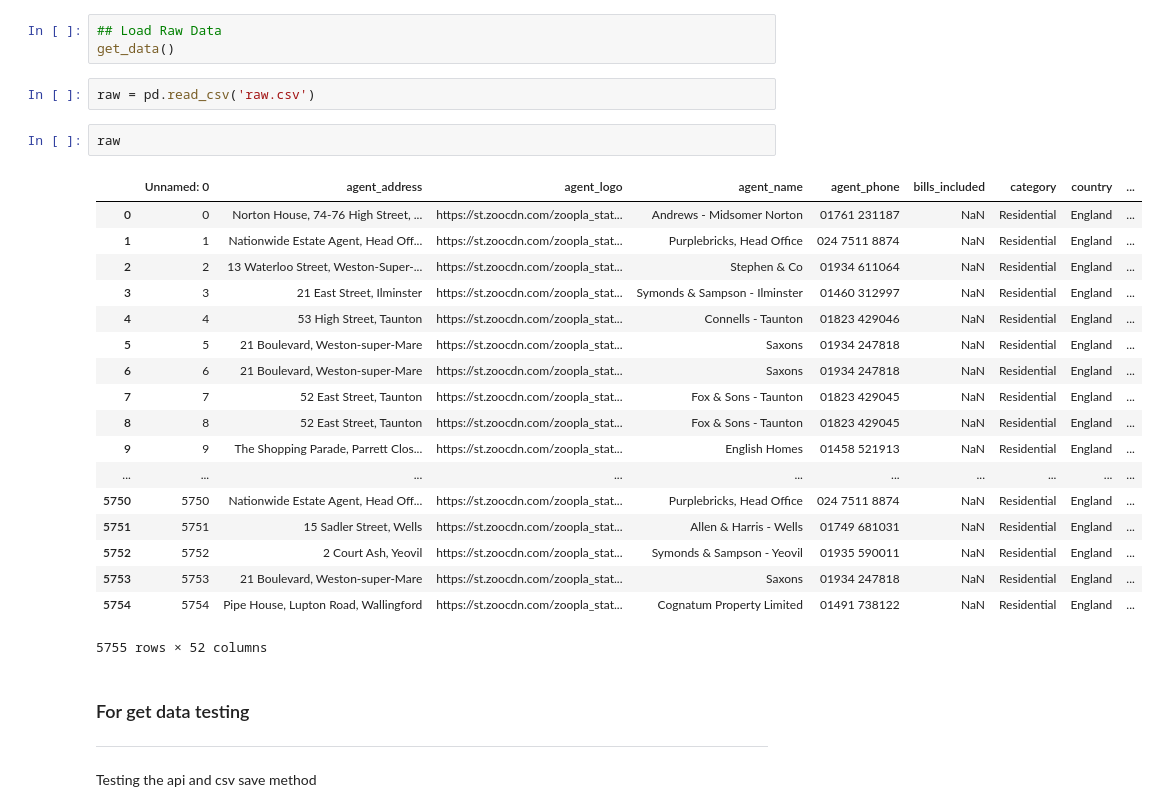
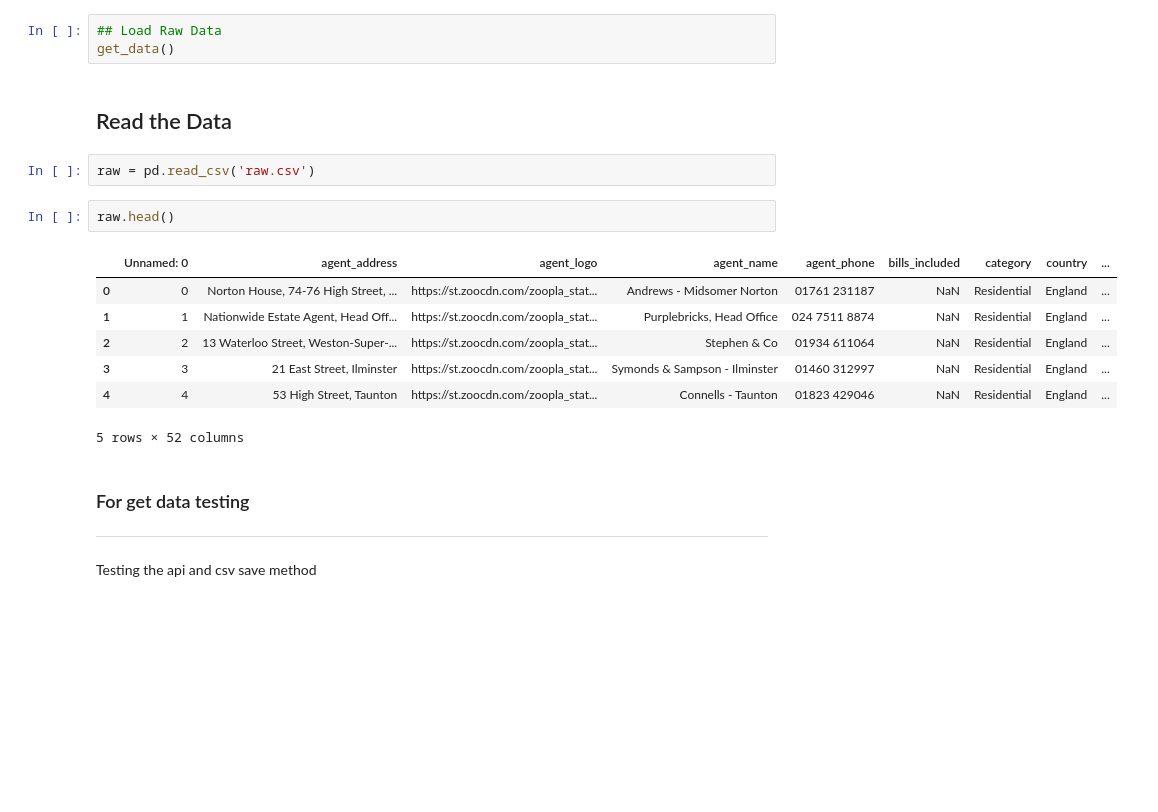
Before and after one commit to green-fox-academy/dongdong69, a Jupyter notebook: week-07/project/project_main.ipynb, the cells around one changed output. Saved outputs shown, nothing was run; the diff lists cells and outputs as text; blank space fills up the shorter version.

```diff
--- a/week-07/project/project_main.ipynb
+++ b/week-07/project/project_main.ipynb
@@ -39,29 +39,20 @@ def get_data():
 # %%
 ## Load Raw Data
 get_data()
+# %% [markdown]
+## Read the Data
 # %%
 raw = pd.read_csv('raw.csv')
 # %%
-raw
+raw.head()
 # %% [output]
 |  | Unnamed: 0 | agent_address | agent_logo | agent_name | agent_phone | bills_included | category | country | ... |
 | 0 | 0 | Norton House, 74-76 High Street, ... | https://st.zoocdn.com/zoopla_stat... | Andrews - Midsomer Norton | 01761 231187 | NaN | Residential | England | ... |
 | 1 | 1 | Nationwide Estate Agent, Head Off... | https://st.zoocdn.com/zoopla_stat... | Purplebricks, Head Office | 024 7511 8874 | NaN | Residential | England | ... |
 | 2 | 2 | 13 Waterloo Street, Weston-Super-... | https://st.zoocdn.com/zoopla_stat... | Stephen & Co | 01934 611064 | NaN | Residential | England | ... |
 | 3 | 3 | 21 East Street, Ilminster | https://st.zoocdn.com/zoopla_stat... | Symonds & Sampson - Ilminster | 01460 312997 | NaN | Residential | England | ... |
 | 4 | 4 | 53 High Street, Taunton | https://st.zoocdn.com/zoopla_stat... | Connells - Taunton | 01823 429046 | NaN | Residential | England | ... |
-| 5 | 5 | 21 Boulevard, Weston-super-Mare | https://st.zoocdn.com/zoopla_stat... | Saxons | 01934 247818 | NaN | Residential | England | ... |
-| 6 | 6 | 21 Boulevard, Weston-super-Mare | https://st.zoocdn.com/zoopla_stat... | Saxons | 01934 247818 | NaN | Residential | England | ... |
-| 7 | 7 | 52 East Street, Taunton | https://st.zoocdn.com/zoopla_stat... | Fox & Sons - Taunton | 01823 429045 | NaN | Residential | England | ... |
-| 8 | 8 | 52 East Street, Taunton | https://st.zoocdn.com/zoopla_stat... | Fox & Sons - Taunton | 01823 429045 | NaN | Residential | England | ... |
-| 9 | 9 | The Shopping Parade, Parrett Clos... | https://st.zoocdn.com/zoopla_stat... | English Homes | 01458 521913 | NaN | Residential | England | ... |
-| ... | ... | ... | ... | ... | ... | ... | ... | ... | ... |
-| 5750 | 5750 | Nationwide Estate Agent, Head Off... | https://st.zoocdn.com/zoopla_stat... | Purplebricks, Head Office | 024 7511 8874 | NaN | Residential | England | ... |
-| 5751 | 5751 | 15 Sadler Street, Wells | https://st.zoocdn.com/zoopla_stat... | Allen & Harris - Wells | 01749 681031 | NaN | Residential | England | ... |
-| 5752 | 5752 | 2 Court Ash, Yeovil | https://st.zoocdn.com/zoopla_stat... | Symonds & Sampson - Yeovil | 01935 590011 | NaN | Residential | England | ... |
-| 5753 | 5753 | 21 Boulevard, Weston-super-Mare | https://st.zoocdn.com/zoopla_stat... | Saxons | 01934 247818 | NaN | Residential | England | ... |
-| 5754 | 5754 | Pipe House, Lupton Road, Wallingford | https://st.zoocdn.com/zoopla_stat... | Cognatum Property Limited | 01491 738122 | NaN | Residential | England | ... |
-5755 rows × 52 columns
+5 rows × 52 columns
 # %% [markdown]
 ### For get data testing
 ---
```
Also changed, not shown: parts of 87 cells of this notebook, 3 other files.
